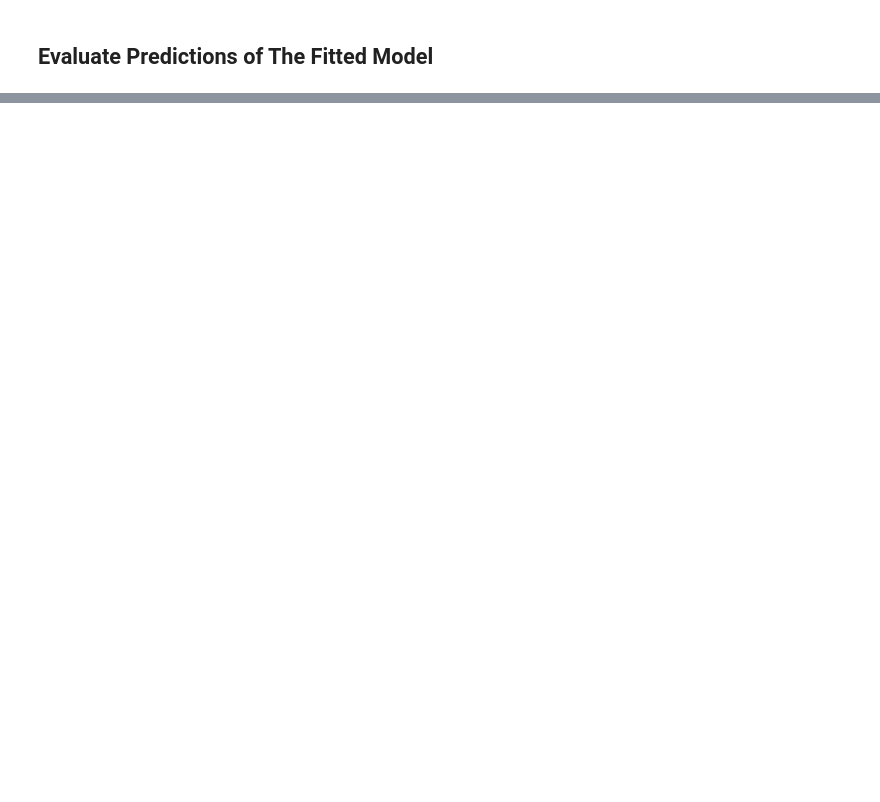
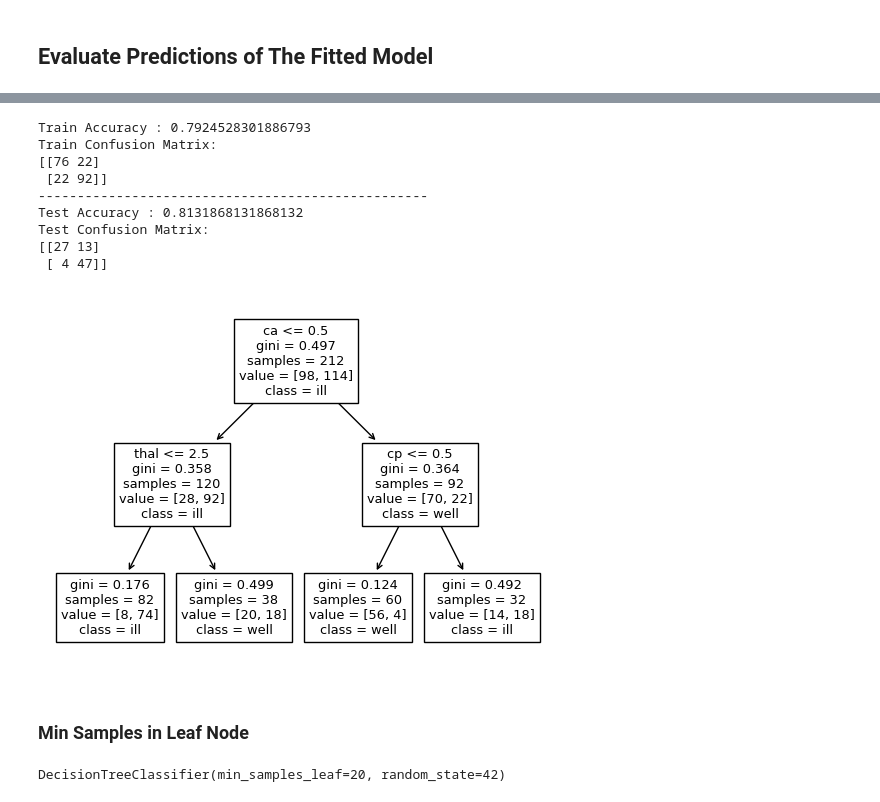
Before and after one commit to jonleesy/F21DLHeartDiseaseClassification, a Jupyter notebook: Model/HeartDisease_Part3.ipynb, the cells around one changed output, grey strips where cells are left out. Drawn from its saved outputs; the diff is of its cells as text; code cells hidden in the pictures; blank space fills up the shorter version.

```diff
--- a/Model/HeartDisease_Part3.ipynb
+++ b/Model/HeartDisease_Part3.ipynb
@@ -203,0 +242,38 @@ weighted avg       0.95      0.95      0.94        91
+# %%
+def evaluate_model(dt_classifier):
+    print("Train Accuracy :", accuracy_score(y_train, dt_classifier.predict(X_train)))
+    print("Train Confusion Matrix:")
+    print(confusion_matrix(y_train, dt_classifier.predict(X_train)))
+    print("-"*50)
+    print("Test Accuracy :", accuracy_score(y_test, dt_classifier.predict(X_test)))
+    print("Test Confusion Matrix:")
+    print(confusion_matrix(y_test, dt_classifier.predict(X_test)))
+# %%
+def get_dt_Graph(clf):
+    plot_tree(clf, feature_names=X_train.columns, class_names=['well', 'ill'])
+# %%
+def getGraphPerformance(clf):
+    get_dt_Graph(clf)
+    evaluate_model(clf)
+# %%
+clf_dt_Depth = DecisionTreeClassifier(max_depth=2)
+clf_dt_Depth.fit(X_train, y_train)
+getGraphPerformance(clf_dt_Depth)
+# %% [output]
+Train Accuracy : 0.7924528301886793
+Train Confusion Matrix:
+[[76 22]
+ [22 92]]
+--------------------------------------------------
+Test Accuracy : 0.8131868131868132
+Test Confusion Matrix:
+[[27 13]
+ [ 4 47]]
+[figure, added]
+# %% [markdown]
+### __Min Samples in Leaf Node__
+# %%
+clf_dt_min_leaf = DecisionTreeClassifier(min_samples_leaf=20, random_state=42)
+clf_dt_min_leaf.fit(X_train, y_train)
+# %% [output]
+DecisionTreeClassifier(min_samples_leaf=20, random_state=42)
```
Also changed, not shown: parts of 22 cells of this notebook.
